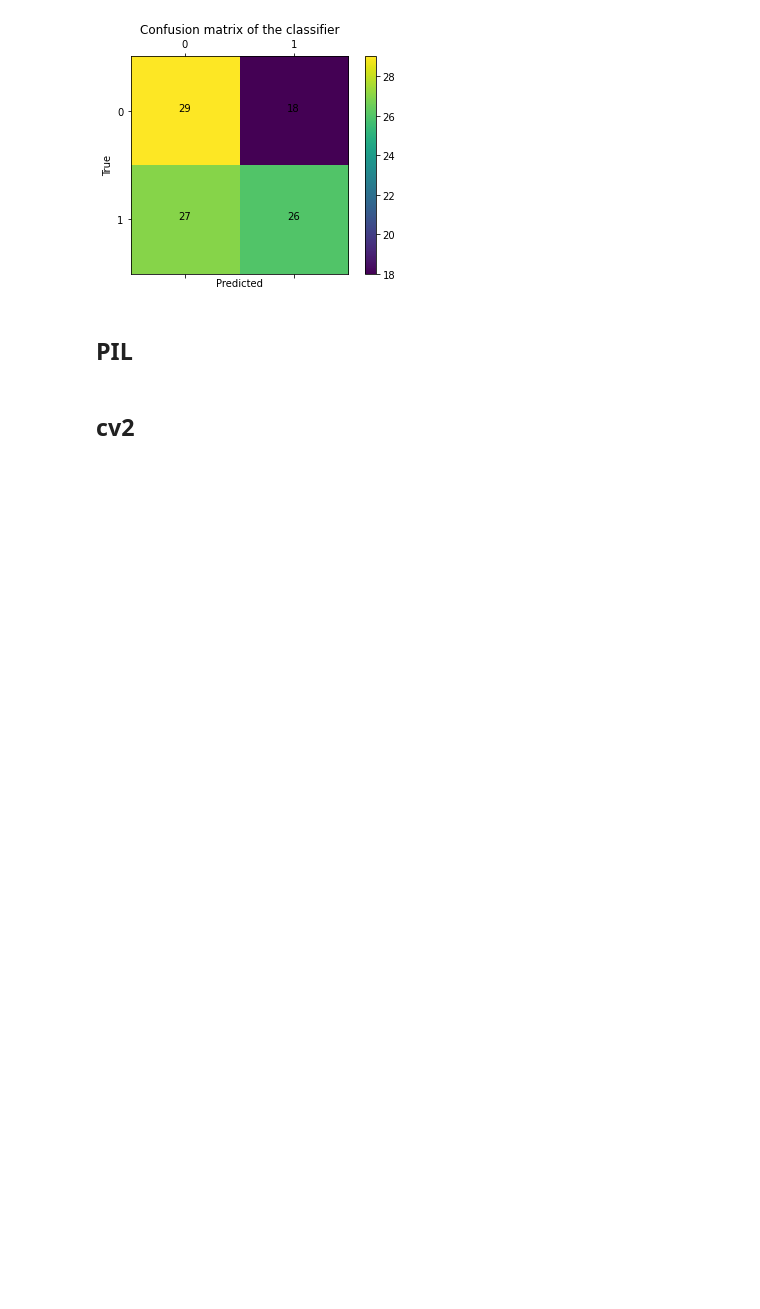
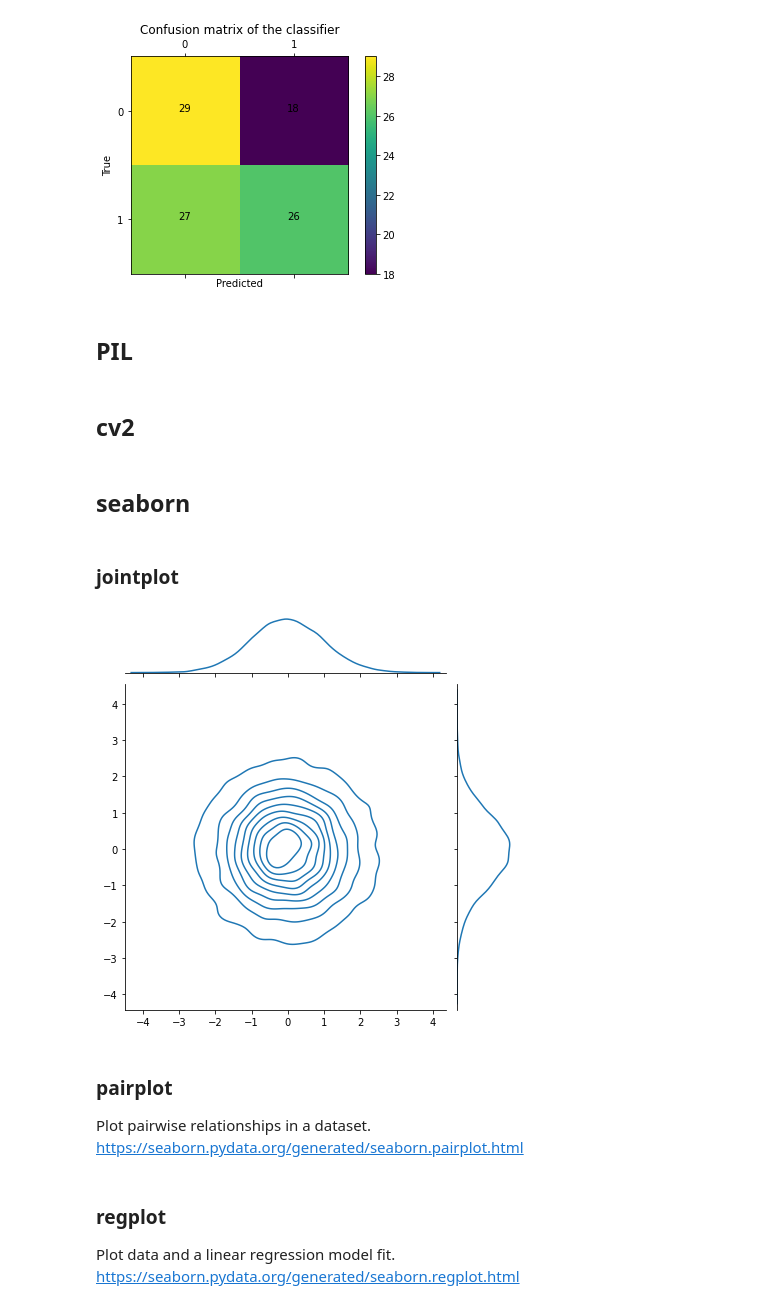
Before and after one commit to chen-xin-94/python_notebooks, a Jupyter notebook: Visualization.ipynb, the cells around one changed output. Drawn from its saved outputs; the diff is of its cells as text; code cells hidden in the pictures; blank space fills up the shorter version.

Commit message:
jointplot pairplot regplot

```diff
--- a/Visualization.ipynb
+++ b/Visualization.ipynb
@@ -628,3 +628,33 @@ img = cv2.resize(img, (300, 300)) / 255.0
 
 # add a batch dimension in front
 image = np.expand_dims(img, axis=0)
+# %% [markdown]
+## seaborn
+# %% [markdown]
+### jointplot
+# %%
+# https://github.com/chen-xin-94/coursera-gan-specialization/blob/main/C2%20-%20Build%20Better%20Generative%20Adversarial%20Networks/Week%201/C2W1_Assignment.ipynb
+import torch
+import matplotlib.pyplot as plt
+from torch.distributions import MultivariateNormal
+import seaborn as sns # This is for visualization
+mean = torch.Tensor([0, 0]) # Center the mean at the origin
+covariance = torch.Tensor( # This matrix shows independence - there are only non-zero values on the diagonal
+    [[1, 0],
+     [0, 1]]
+)
+independent_dist = MultivariateNormal(mean, covariance)
+samples = independent_dist.sample((10000,))
+res = sns.jointplot(samples[:, 0], samples[:, 1], kind="kde")
+plt.show()
+# %% [output]
+[figure, added]
+# %% [markdown]
+### pairplot
+
+Plot pairwise relationships in a dataset.
+https://seaborn.pydata.org/generated/seaborn.pairplot.html
+# %% [markdown]
+### regplot
+Plot data and a linear regression model fit.
+https://seaborn.pydata.org/generated/seaborn.regplot.html
```
